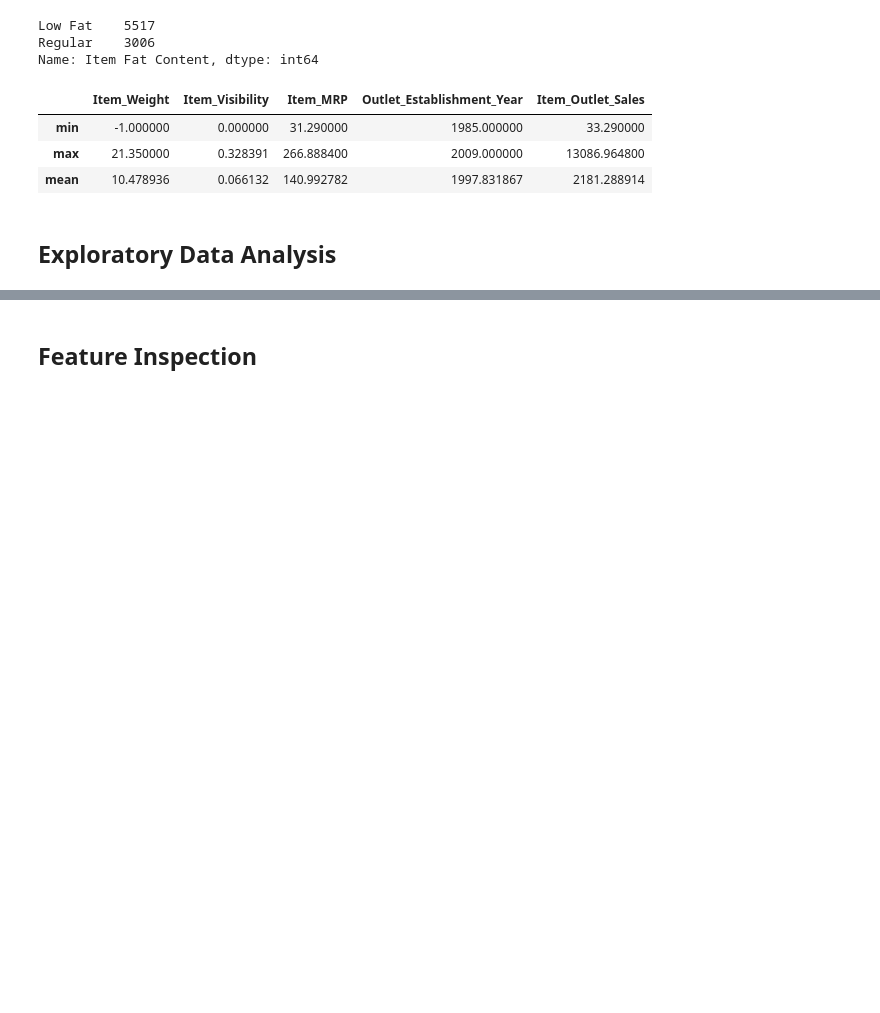
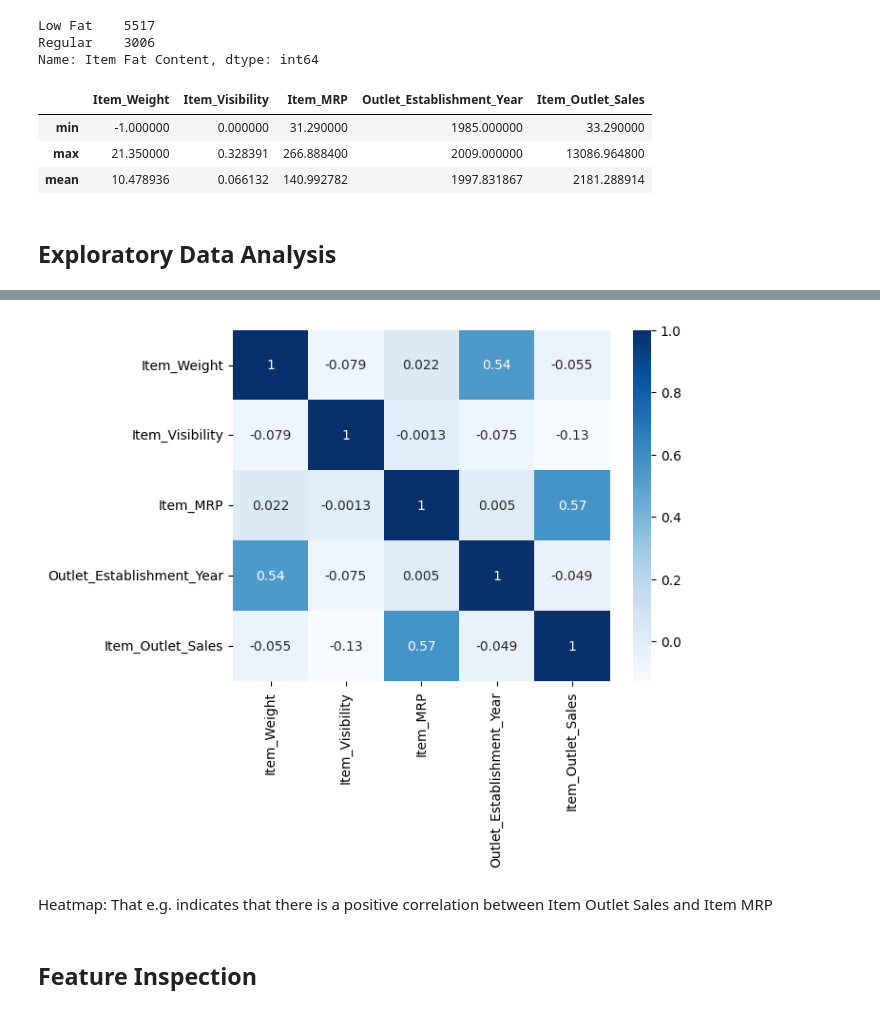
Before and after one commit to FoxEW/-Prediction-of-Product-Sales, a Jupyter notebook: Prediction_of_Product_Sales.ipynb, the cells around one changed output, grey strips where cells are left out. Saved outputs shown, nothing was run; the diff lists cells and outputs as text; code cells hidden in the pictures; blank space fills up the shorter version.

```diff
--- a/Prediction_of_Product_Sales.ipynb
+++ b/Prediction_of_Product_Sales.ipynb
@@ -185,2 +249,15 @@ df_sales_clean.describe(include=[np.number]).loc[["min", "max", "mean"]]
+# %%
+# Heatmap to view the correlation between features
+correlation = df_sales_clean.corr(numeric_only = True)
+
+correlation.round(2)
+
+sns.heatmap(correlation, cmap = 'Blues', annot = True)
+
+ax.set_title('Heatmap to view the correlation between features');
+# %% [output]
+[figure, added]
+# %% [markdown]
+Heatmap:  That e.g. indicates that there is a positive correlation between Item Outlet Sales and Item MRP
 # %% [markdown]
 ## Feature Inspection
```
Also changed, not shown: parts of 9 cells of this notebook.
